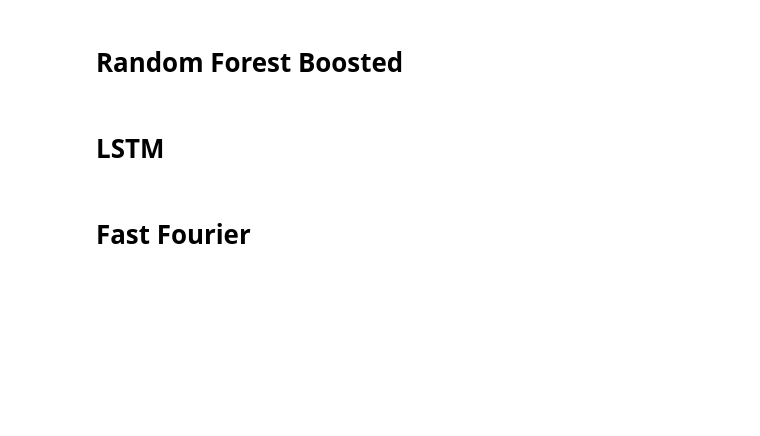
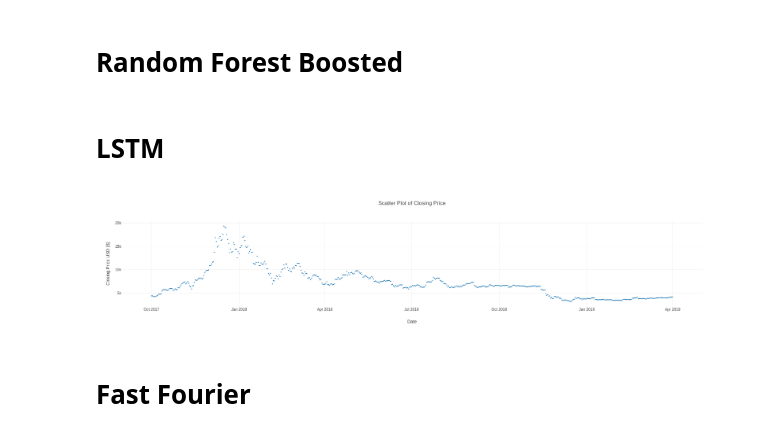
Before and after one commit to Rhuck1/Bitcoin-Price-Analysis, a Jupyter notebook: capstone_2_rough_draft.ipynb, the cells around one changed output. Drawn from its saved outputs; the diff is of its cells as text; code cells hidden in the pictures; blank space fills up the shorter version.

```diff
--- a/capstone_2_rough_draft.ipynb
+++ b/capstone_2_rough_draft.ipynb
@@ -217,6 +240,21 @@ for column in df.columns:
 # Random Forest Boosted
 # %% [markdown]
 # LSTM
+# %%
+# fig = px.line(time_outside_nat, x='date', y='Avg Time Away', title='Change in Time Outside Home')
+# fig.update_xaxes(title_text='Date', nticks=16)
+# fig.update_yaxes(title_text='Time Outside Home')
+# fig.update_layout(plot_bgcolor='white')
+# fig.show()
+
+data_demo = data.loc['10-01-2017':'04-01-2019', :]#[(data.index > '01-01-2017') & (data.index < '01-01-2019')]
+
+fig = px.scatter(data_demo, x=data_demo.index, y=data_demo.Close, title='Scatter Plot of Closing Price', template='none')
+fig.update_yaxes(title_text='Closing Price USD ($)')
+fig.update_traces(marker=dict(size=3))
+fig.show()
+# %% [output]
+[figure, added]
 # %% [markdown]
 # Fast Fourier
 # %% [markdown]
```
Also changed, not shown: parts of 8 cells of this notebook.
